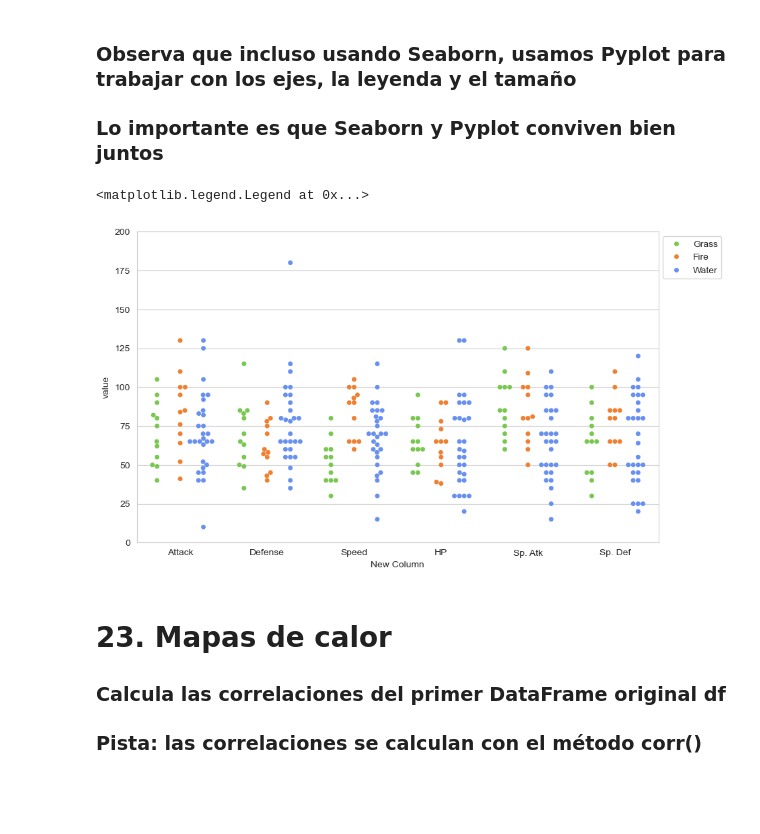
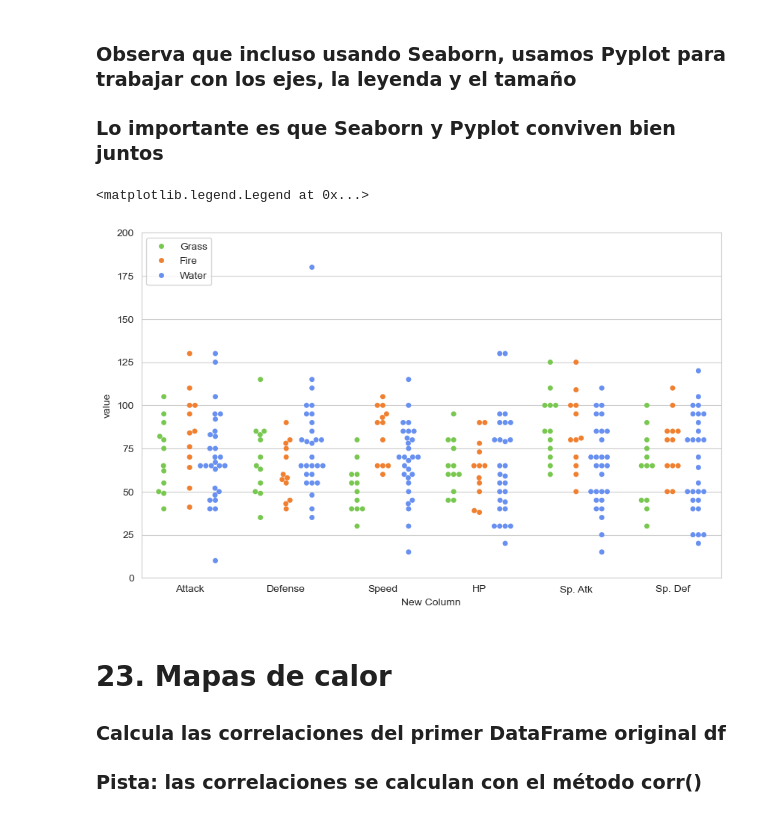
Before and after one commit to aolaso/2026-02-BILBAO-FT-Data-Science, a Jupyter notebook: 2-Data_Analysis/6-Visualización/2-Seaborn/Ejercicios/ejercicios_Seaborn_Andoni.ipynb, the cells around one changed output. Drawn from its saved outputs; the diff is of its cells as text; code cells hidden in the pictures; blank space fills up the shorter version.

```diff
--- a/2-Data_Analysis/6-Visualización/2-Seaborn/Ejercicios/ejercicios_Seaborn_Andoni.ipynb
+++ b/2-Data_Analysis/6-Visualización/2-Seaborn/Ejercicios/ejercicios_Seaborn_Andoni.ipynb
@@ -397,28 +397,28 @@ sns.swarmplot(x="New Column", y="value", hue="Type 1", data=df_melted, palette=p
 # %%
 # plt.figure(figsize=(10, 6)) → creamos una figura más grande
 # 10 pulgadas de ancho, 6 de alto, para que quepan bien todos los puntos
 plt.figure(figsize=(10, 6))
 
 # dodge=True → SEPARA los puntos de cada tipo en columnas diferentes
 #   Sin dodge: los 3 tipos se mezclan en la misma posición X
 #   Con dodge: se "esquivan" (dodge = esquivar) y aparecen lado a lado
 # palette=pkmn_colors → usamos nuestros colores Pokémon personalizados
 sns.swarmplot(x="New Column", y="value", hue="Type 1", data=df_melted,
               dodge=True, palette=pkmn_colors)
 
 # Fijamos el eje Y entre 0 y 200 para que todas las stats se vean bien
 plt.ylim(0, 200)
 
 # plt.legend() crea la leyenda
 # bbox_to_anchor=(1, 1) → posiciona la leyenda en las coordenadas (1,1)
 #   que es la esquina superior derecha del gráfico
 # loc=2 → código numérico de "upper left", indica QUÉ ESQUINA de la caja
 #   de la leyenda se ancla en ese punto (la esquina superior izquierda de la leyenda
 #   se pone en la esquina superior derecha del gráfico → la leyenda queda fuera)
-plt.legend(bbox_to_anchor=(1, 1), loc=2)
+plt.legend(bbox_to_anchor=(0, 1), loc=2)
 # %% [output]
 <matplotlib.legend.Legend at 0x...>
-[figure, old version]
+[figure, new version]
 # %% [markdown]
 # 23. Mapas de calor
 ### Calcula las correlaciones del primer DataFrame original df
```
Also changed, not shown: parts of 3 cells of this notebook, 32 other files.
